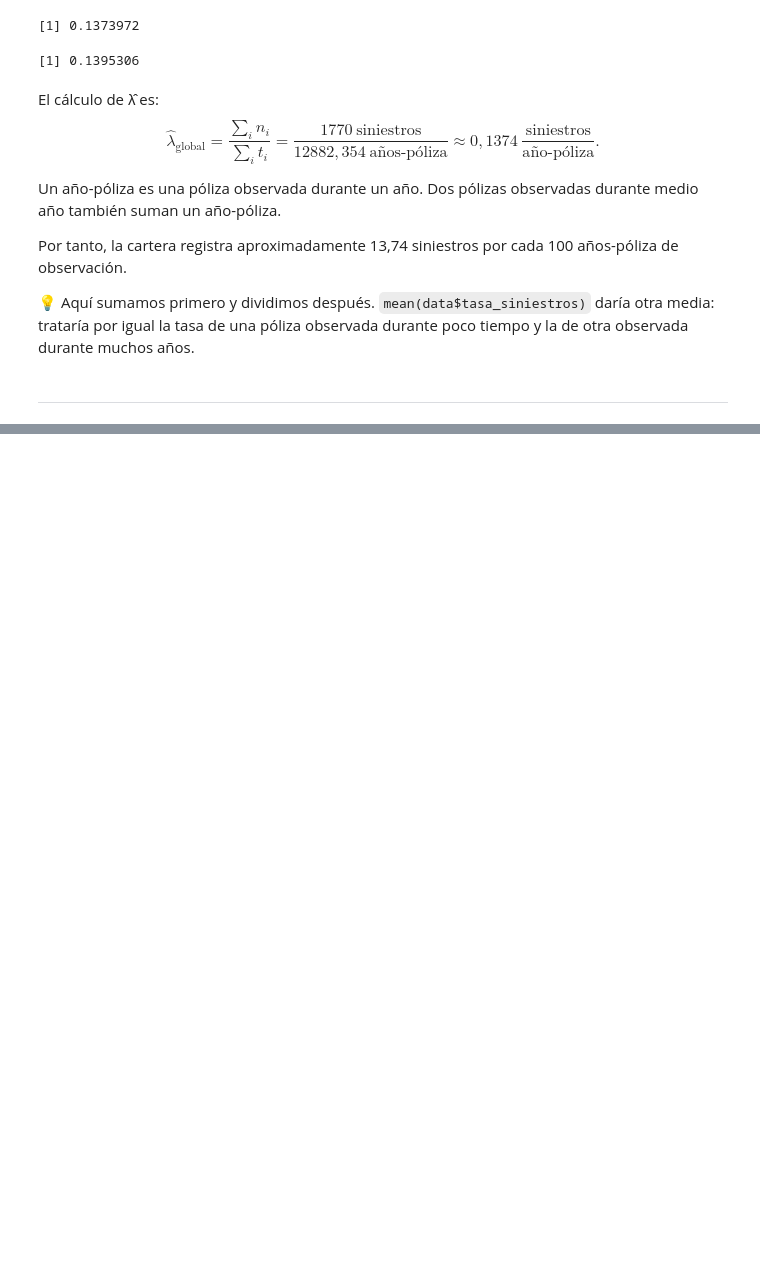
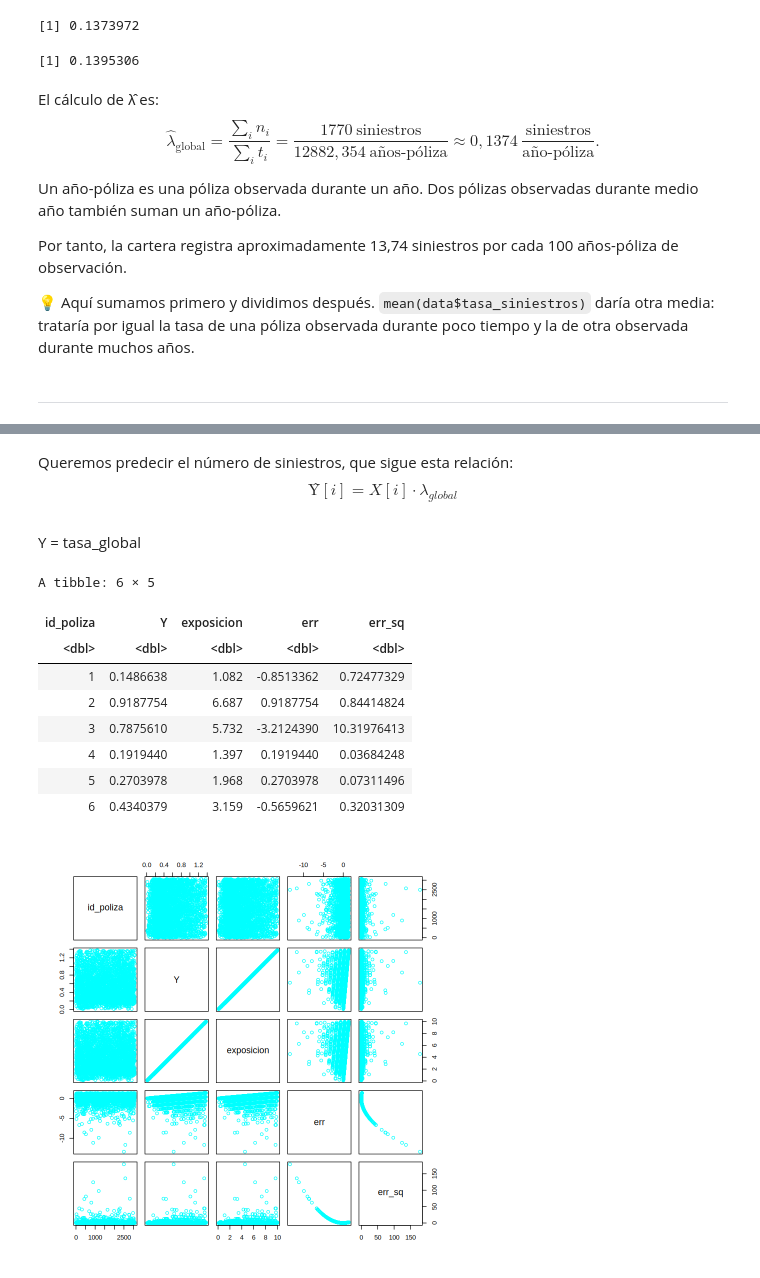
Before and after one commit to JulTob/Modelling, a Jupyter notebook: GLM/GLM_2_07.ipynb, the cells around one changed output, grey strips where cells are left out. Saved outputs shown, nothing was run; the diff lists cells and outputs as text; code cells hidden in the pictures; blank space fills up the shorter version.

```diff
--- a/GLM/GLM_2_07.ipynb
+++ b/GLM/GLM_2_07.ipynb
@@ -183,0 +206,29 @@ Por tanto, la cartera registra aproximadamente 13,74 siniestros por cada 100 añ
+# %% [markdown]
+Queremos predecir el número de siniestros, que sigue esta relación:
+$$
+Ŷ[i] = X[i] · λ_{global}
+$$
+# %% [markdown]
+Y = tasa_global
+# %%
+Y_data <- data %>%
+  transmute(
+    id_poliza,
+    Y = exposicion_anual*tasa_global,
+    exposicion = exposicion_anual,
+    err = Y - n_siniestros,
+    err_sq = err^2
+    )
+head(Y_data)
+plot(Y_data, col= "Cyan")
+# %% [output]
+A tibble: 6 × 5
+| id_poliza | Y | exposicion | err | err_sq |
+| <dbl> | <dbl> | <dbl> | <dbl> | <dbl> |
+| 1 | 0.1486638 | 1.082 | -0.8513362 | 0.72477329 |
+| 2 | 0.9187754 | 6.687 | 0.9187754 | 0.84414824 |
+| 3 | 0.7875610 | 5.732 | -3.2124390 | 10.31976413 |
+| 4 | 0.1919440 | 1.397 | 0.1919440 | 0.03684248 |
+| 5 | 0.2703978 | 1.968 | 0.2703978 | 0.07311496 |
+| 6 | 0.4340379 | 3.159 | -0.5659621 | 0.32031309 |
+[figure, added]
```
Also changed, not shown: parts of 9 cells of this notebook.
